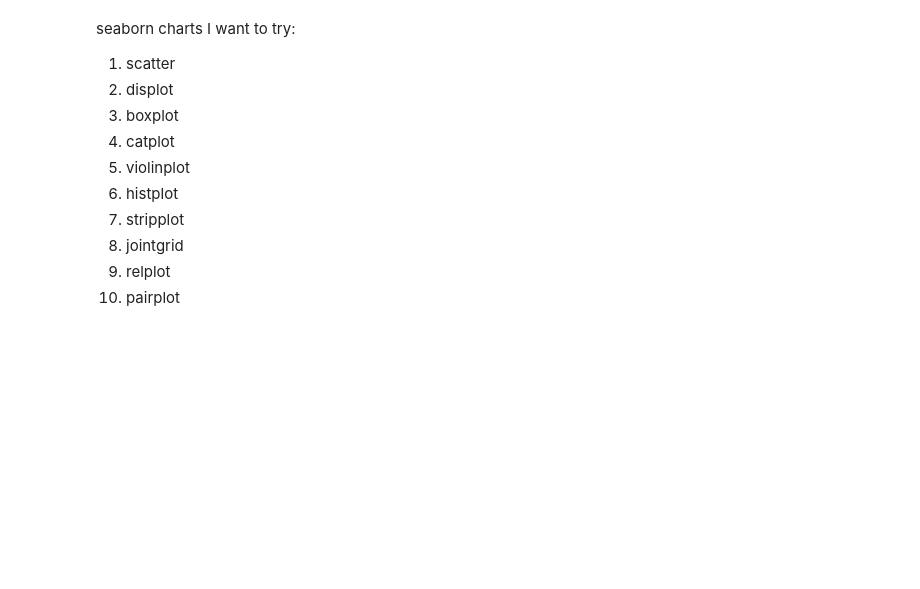
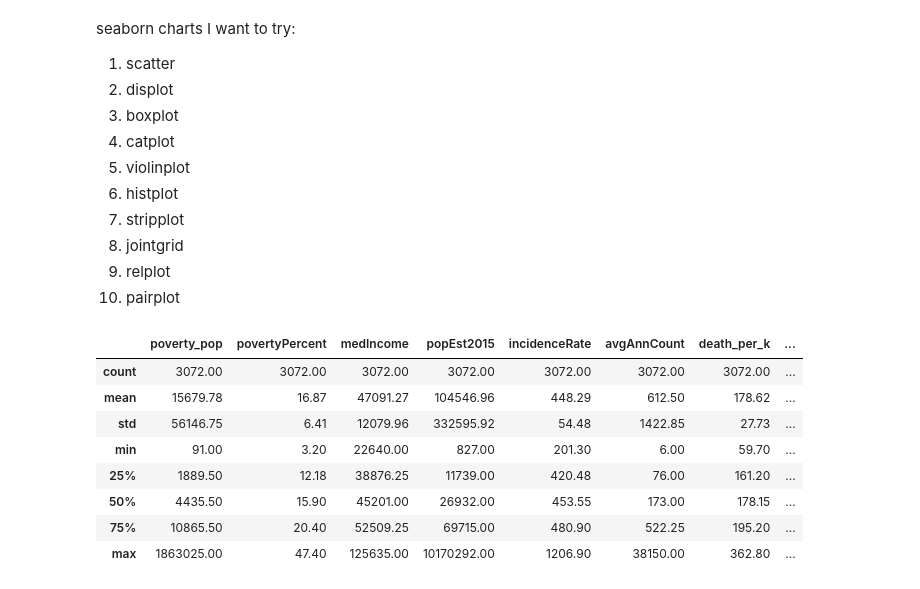
Before and after one commit to dansarmiento/ColaboratoryNotebooks, a Jupyter notebook: notebook8cd93c78a5.ipynb, the cells around one changed output. Drawn from its saved outputs; the diff is of its cells as text; code cells hidden in the pictures; blank space fills up the shorter version.

```diff
--- a/notebook8cd93c78a5.ipynb
+++ b/notebook8cd93c78a5.ipynb
@@ -80,3 +80,17 @@ seaborn charts I want to try:
 8) jointgrid
 9) relplot
 10) pairplot
+# %%
+df.describe().round(2)
+# the describe gives a lot of ideas of data distribution to visualize
+# first one is the poverty population IQR per state
+# %% [output]
+|  | poverty_pop | povertyPercent | medIncome | popEst2015 | incidenceRate | avgAnnCount | death_per_k | ... |
+| count | 3072.00 | 3072.00 | 3072.00 | 3072.00 | 3072.00 | 3072.00 | 3072.00 | ... |
+| mean | 15679.78 | 16.87 | 47091.27 | 104546.96 | 448.29 | 612.50 | 178.62 | ... |
+| std | 56146.75 | 6.41 | 12079.96 | 332595.92 | 54.48 | 1422.85 | 27.73 | ... |
+| min | 91.00 | 3.20 | 22640.00 | 827.00 | 201.30 | 6.00 | 59.70 | ... |
+| 25% | 1889.50 | 12.18 | 38876.25 | 11739.00 | 420.48 | 76.00 | 161.20 | ... |
+| 50% | 4435.50 | 15.90 | 45201.00 | 26932.00 | 453.55 | 173.00 | 178.15 | ... |
+| 75% | 10865.50 | 20.40 | 52509.25 | 69715.00 | 480.90 | 522.25 | 195.20 | ... |
+| max | 1863025.00 | 47.40 | 125635.00 | 10170292.00 | 1206.90 | 38150.00 | 362.80 | ... |
```
Also changed, not shown: parts of 4 cells of this notebook.
